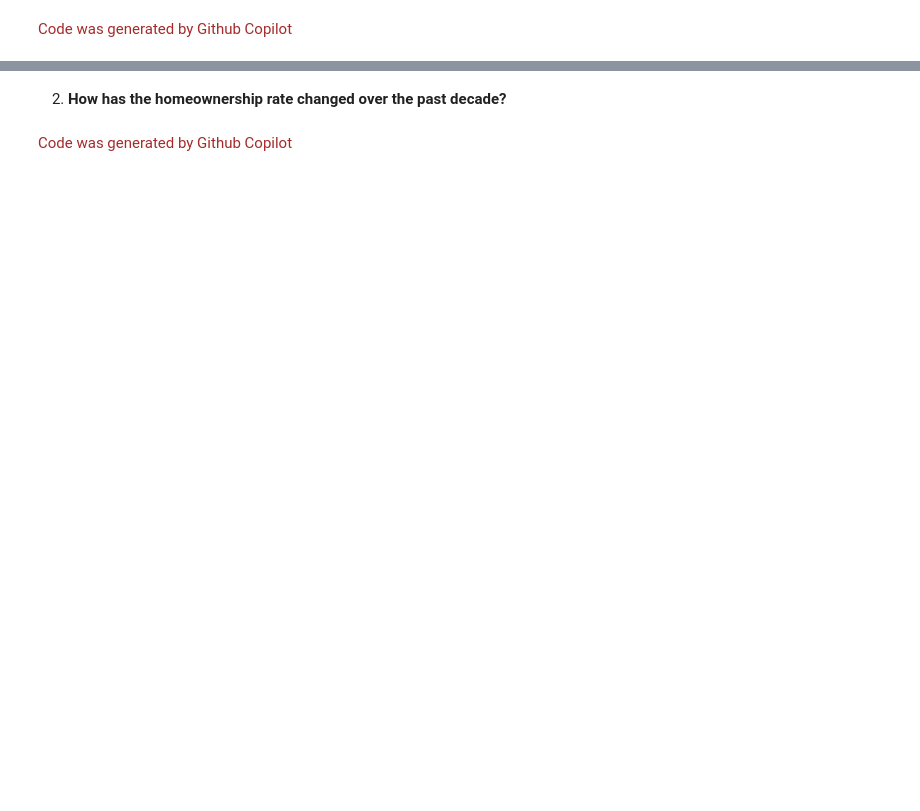
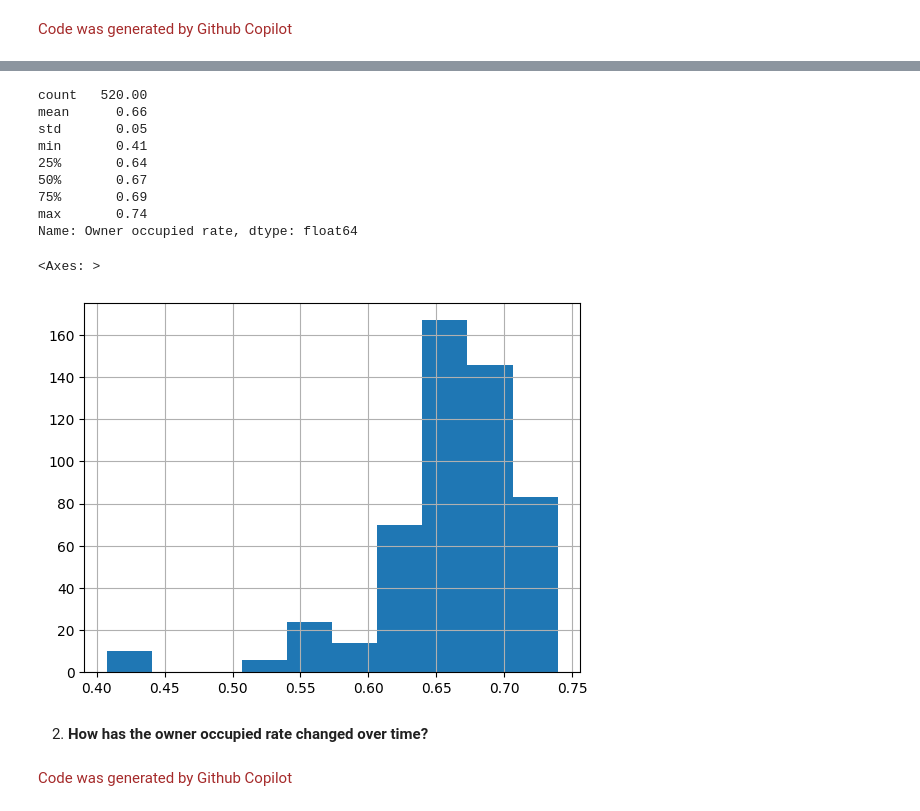
Before and after one commit to xie1027/GenAI_Insights, a Jupyter notebook: answer_key_david.ipynb, the cells around one changed output, grey strips where cells are left out. Drawn from its saved outputs; the diff is of its cells as text; code cells hidden in the pictures; blank space fills up the shorter version.

```diff
--- a/answer_key_david.ipynb
+++ b/answer_key_david.ipynb
@@ -163,0 +96,15 @@ acs_df["Owner occupied rate"] = acs_df["Owner-occupied units"] / acs_df["Occupie
+# %%
+display(acs_df["Owner occupied rate"].describe())
+display(acs_df["Owner occupied rate"].hist())
+# %% [output]
+count   520.00
+mean      0.66
+std       0.05
+min       0.41
+25%       0.64
+50%       0.67
+75%       0.69
+max       0.74
+Name: Owner occupied rate, dtype: float64
+<Axes: >
+[figure, added]
@@ -164,5 +120,5 @@ acs_df["Owner occupied rate"] = acs_df["Owner-occupied units"] / acs_df["Occupie
 # %% [markdown]
-2. **How has the homeownership rate changed over the past decade?**
+2. **How has the owner occupied rate changed over time?**
 # %% [markdown]
 <span style="color:brown">Code was generated by Github Copilot</span>
 # %%
```
Also changed, not shown: parts of 44 cells of this notebook.
